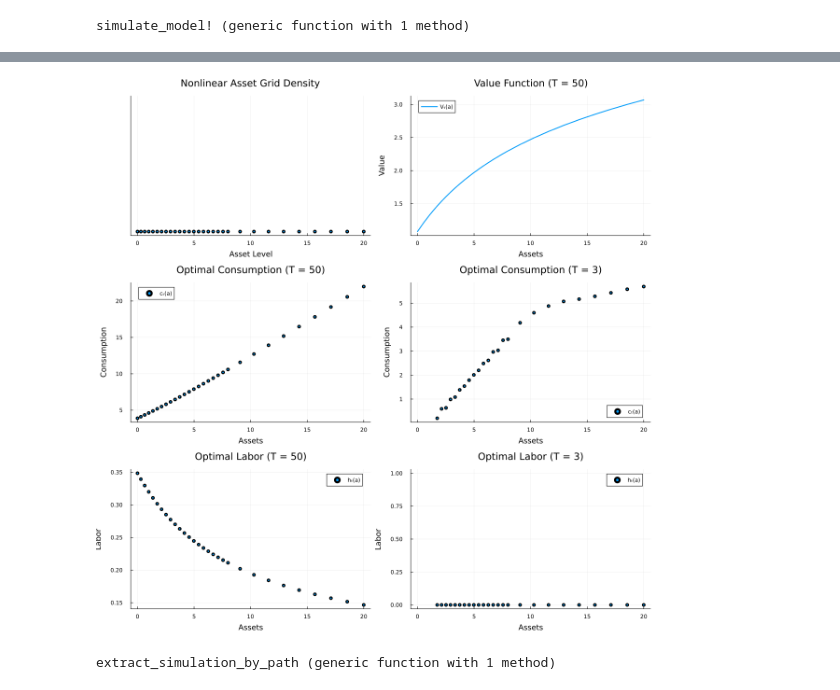
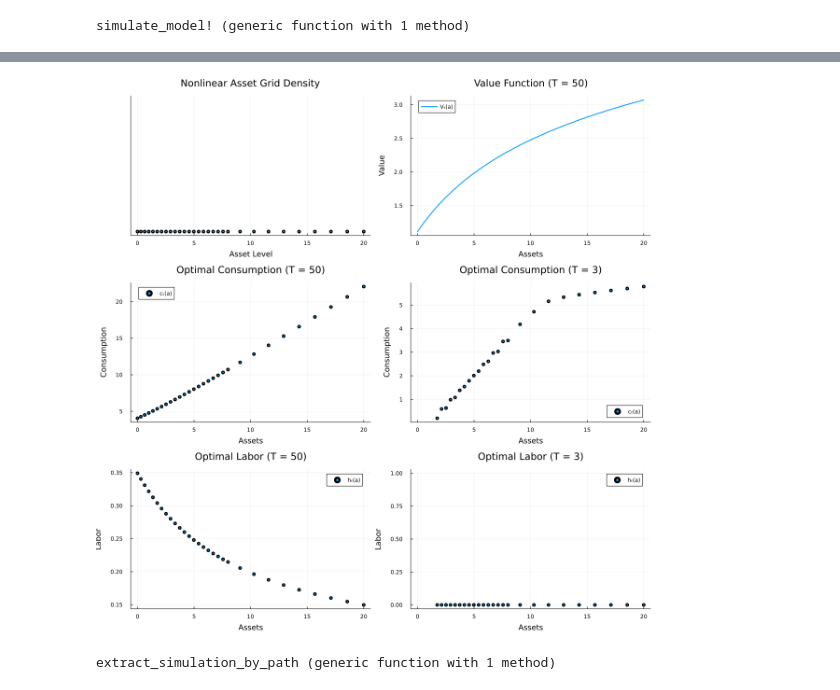
Before and after one commit to Ali-Iranpour/Structural-estimation, a Jupyter notebook: ConSavLabor_college/ConSavLabor_college_AR1.ipynb, the cells around one changed output, grey strips where cells are left out. Cells and saved outputs as stored; diff of their text form; code cells hidden in the pictures.

```diff
--- a/ConSavLabor_college/ConSavLabor_college_AR1.ipynb
+++ b/ConSavLabor_college/ConSavLabor_college_AR1.ipynb
@@ -768,9 +681,12 @@ simulate_model! (generic function with 1 method)
 # --------------------------
 # Baseline Model
 # --------------------------
+
 println("\n---------------------------------------")
 println("Baseline Model")
-model_baseline = ConSavLaborCollege_AR1();
+model_baseline = ConSavLaborCollege_AR1(kappa=2.0);
+rng = MersenneTwister(4231)
+model_baseline.sim_k_init .= rand(rng, model_baseline.simN) .* 5;
 solve_model_work!(model_baseline);
 solve_model_college!(model_baseline);
 model_baseline, path_choice_baseline = simulate_model!(model_baseline);
@@ -787,7 +739,7 @@ Number choosing work:    4177
 # Pick “mid‐grid” indices for a, k, t, and p
 # -----------------------------------------
 k_mid   = ceil(Int, length(model_baseline.k_grid)/2)
-t_mid   = ceil(Int, length(model_baseline.t_grid)/2)
+
 p_mid   = ceil(Int, length(model_baseline.p_grid)/2)
 
 T_terminal = model_baseline.T   # terminal period
@@ -803,7 +755,7 @@ p1 = scatter(model_baseline.a_grid, zeros(length(model_baseline.a_grid)),
 
 # 2. Plot optimal consumption policy at terminal period (T = model.T)
 # Here we fix the labor dimension at k_mid.
-p2 = scatter(model_baseline.a_grid, model_baseline.sol_c_college[T_terminal, :, k_mid, t_mid, p_mid],
+p2 = scatter(model_baseline.a_grid, model_baseline.sol_c_college[T_terminal, :, k_mid, p_mid],
     xlabel = "Assets",
     ylabel = "Consumption",
     title = "Optimal Consumption (T = $(T_terminal))",
@@ -812,39 +764,39 @@ p2 = scatter(model_baseline.a_grid, model_baseline.sol_c_college[T_terminal, :,
 
 # 3. Plot value function at terminal period (T = model.T)
 # Note: use 'sol_v' (not sol_V) as per your definition.
-p3 = plot(model_baseline.a_grid, model_baseline.sol_v_college[T_terminal, :, k_mid, t_mid, p_mid],
+p3 = plot(model_baseline.a_grid, model_baseline.sol_v_college[T_terminal, :, k_mid, p_mid],
     xlabel = "Assets",
     ylabel = "Value",
     title = "Value Function (T = $(T_terminal))",
     label = "Vₜ(a)",
     linewidth = 2)
 
 # 4. Plot optimal consumption policy at an earlier period (e.g., T = 10)
-p4 = scatter(model_baseline.a_grid, model_baseline.sol_c_college[t_early, :, k_mid, t_mid, p_mid],
+p4 = scatter(model_baseline.a_grid, model_baseline.sol_c_college[t_early, :, k_mid, p_mid],
     xlabel = "Assets",
     ylabel = "Consumption",
     title = "Optimal Consumption (T = $(t_early))",
     label = "cₜ(a)",
     markersize = 3)
 
-p5 = scatter(model_baseline.a_grid, model_baseline.sol_h_college[t_early, :, k_mid, t_mid, p_mid],
+p5 = scatter(model_baseline.a_grid, model_baseline.sol_h_college[t_early, :, k_mid, p_mid],
     xlabel = "Assets",
     ylabel = "Labor",
     title = "Optimal Labor (T = $(t_early))",
     label = "hₜ(a)",
     markersize = 3)
 
-p6 = scatter(model_baseline.a_grid, model_baseline.sol_h_college[T_terminal, :, k_mid, t_mid, p_mid],
+p6 = scatter(model_baseline.a_grid, model_baseline.sol_h_college[T_terminal, :, k_mid, p_mid],
     xlabel = "Assets",
     ylabel = "Labor",
     title = "Optimal Labor (T = $(T_terminal))",
     label = "hₜ(a)",
     markersize = 3)
 
 # Combine all plots into a 2×2 grid layout for comparison
 plot(p1, p3, p2, p4, p6, p5, layout = (3, 2), size = (1200, 1200))
 # %% [output]
-[figure, old version]
+[figure, new version]
 # %%
 
 # -----------------------------
```
Also changed, not shown: parts of 6 cells of this notebook.
